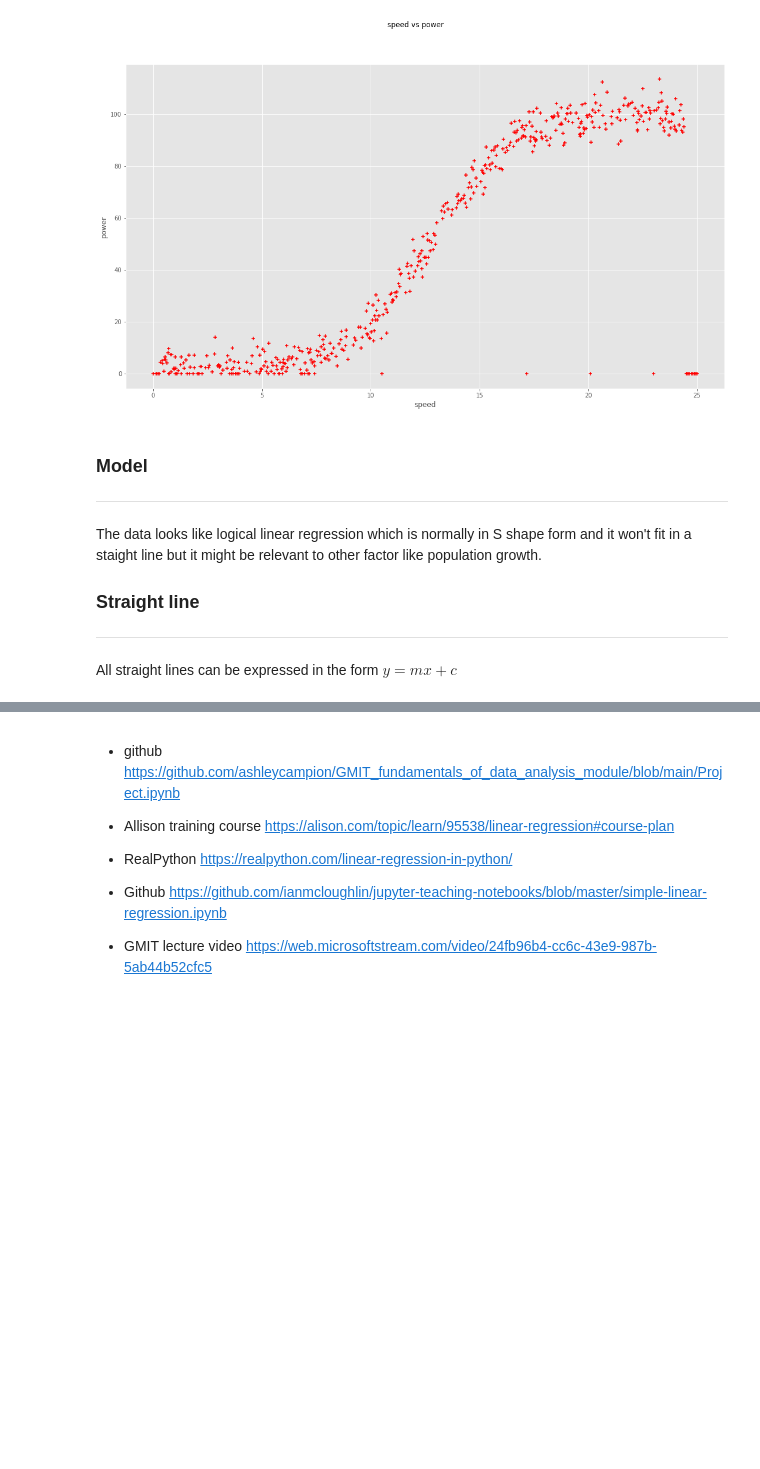
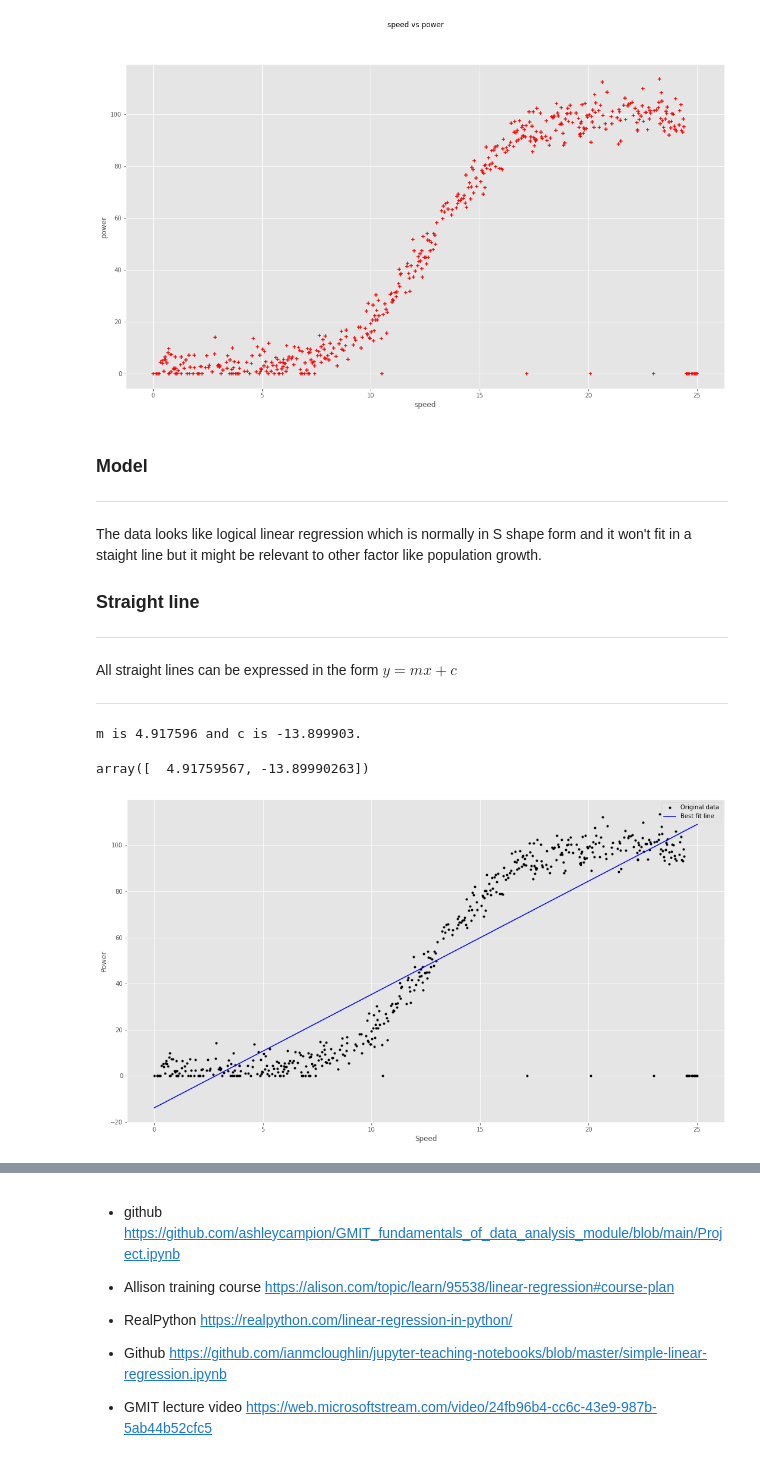
Before and after one commit to G00387847/funtamentalDataAnalysisProject, a Jupyter notebook: fundamentalDataAnalysisProject.ipynb, the cells around one changed output, grey strips where cells are left out. Drawn from its saved outputs; the diff is of its cells as text; code cells hidden in the pictures; blank space fills up the shorter version.

```diff
--- a/fundamentalDataAnalysisProject.ipynb
+++ b/fundamentalDataAnalysisProject.ipynb
@@ -84,3 +85,44 @@ The data looks like logical linear regression which is normally in S shape form
 ### Straight line
 ***
 All straight lines can be expressed in the form $y = mx + c$
+***
+# %%
+# Calculate the cost .
+cost = lambda m,c: np.sum([(power[i] - m * speed[i] - c)**2 for i in range(speed.size)])
+
+# Calculate the best values for m and c.
+
+# First calculate the means (a.k.a. averages) of speed and power.
+speed_avg = np.mean(df.speed)
+power_avg = np.mean(df.power)
+
+# Subtract means from w and d.
+speed_zero = df.speed - speed_avg
+power_zero = df.power - power_avg
+
+# The best m is found by the following calculation.
+m = np.sum(speed_zero * power_zero) / np.sum(speed_zero * speed_zero)
+# Use m from above to calculate the best c.
+c = power_avg - m * speed_avg
+
+print("m is %8.6f and c is %6.6f." % (m, c))
+# %% [output]
+m is 4.917596 and c is -13.899903.
+# %%
+np.polyfit(df.speed, df.power, 1)
+# %% [output]
+array([  4.91759567, -13.89990263])
+# %%
+# Plot the best fit line.
+plt.plot(df.speed, df.power, 'k.', label='Original data')
+plt.plot(df.speed, m * df.speed + c, 'b-', label='Best fit line')
+
+# Add axis labels and a legend.
+plt.xlabel('Speed')
+plt.ylabel('Power')
+plt.legend()
+
+# Show the plot.
+plt.show()
+# %% [output]
+[figure, added]
```
Also changed, not shown: parts of 4 cells of this notebook.
